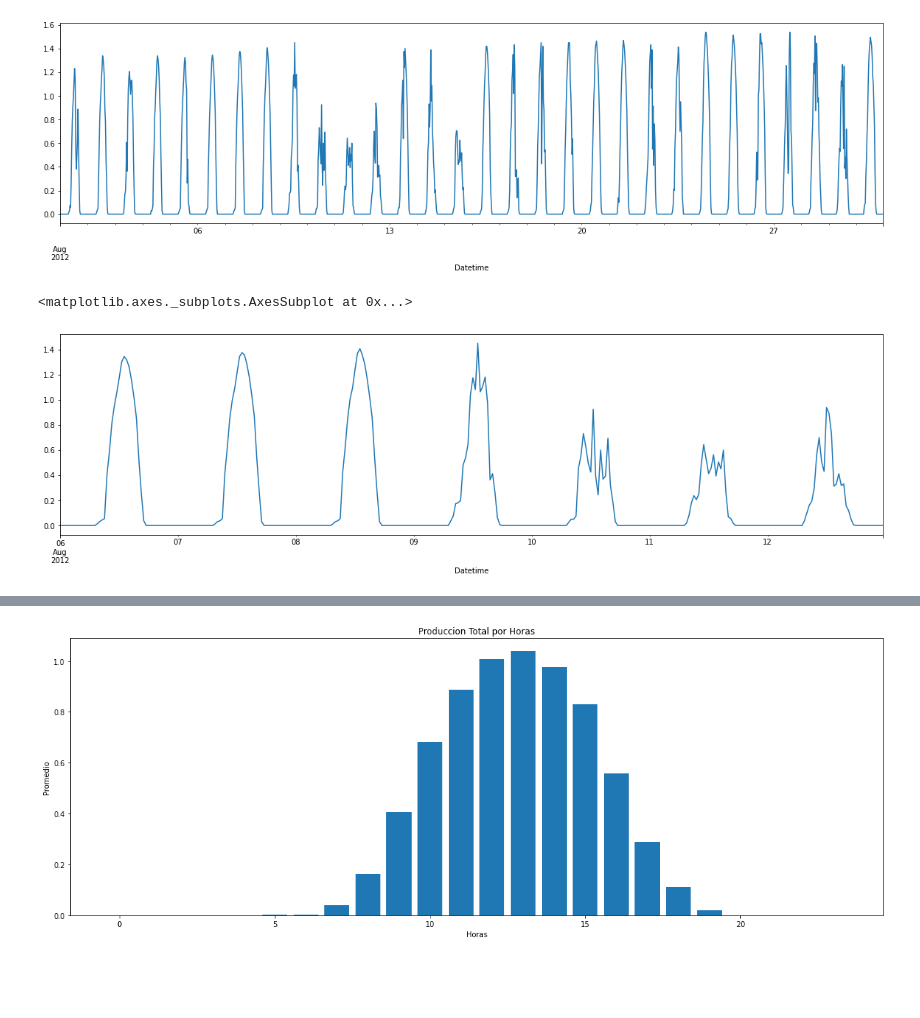
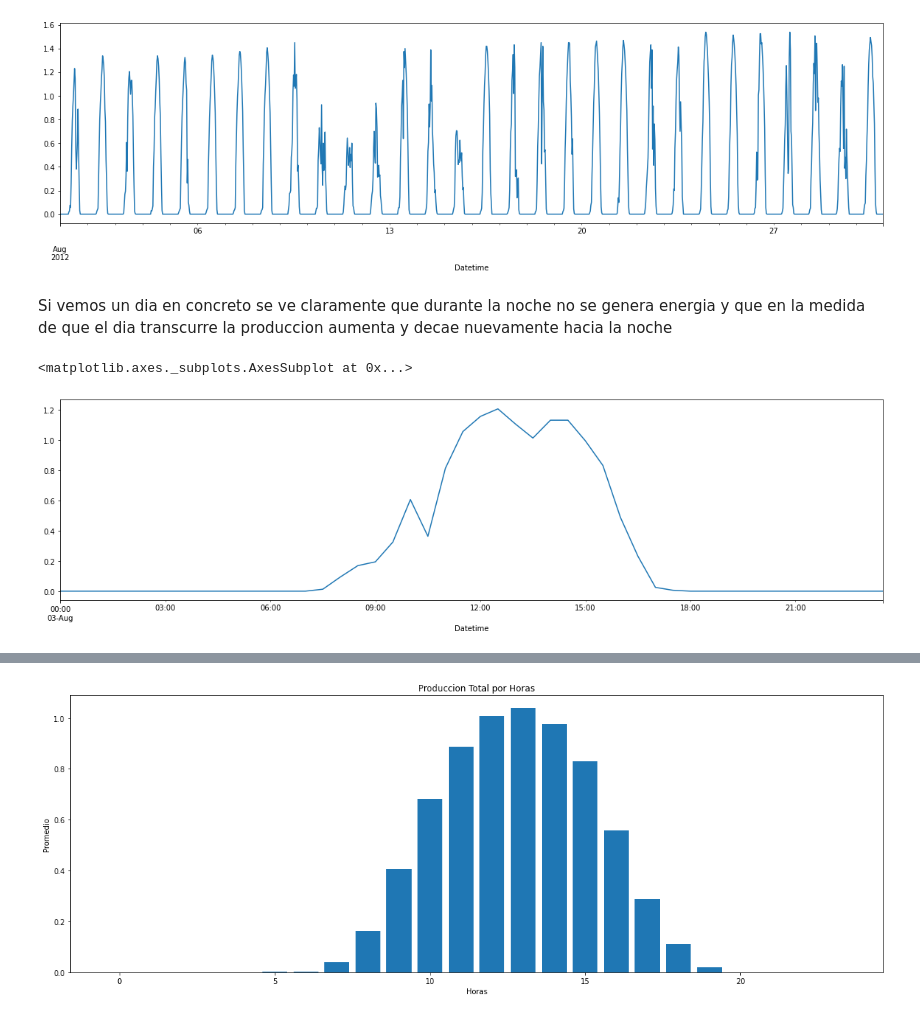
Before and after one commit to PabloSGomez50/humai-solar-panels, a Jupyter notebook: join_dataframe.ipynb, the cells around one changed output, grey strips where cells are left out. Cells and saved outputs as stored; diff of their text form; code cells hidden in the pictures; blank space fills up the shorter version.

```diff
--- a/join_dataframe.ipynb
+++ b/join_dataframe.ipynb
@@ -25,7 +26,10 @@ def get_dataset_clima():
 
     df_clima['Datetime'] = pd.to_datetime(df_clima['Datetime'], format='%Y-%m-%d %H:%M:%S')
     df_clima['Hour'] = df_clima.Datetime.dt.hour
-    df_join['Hour'] = df_join['Hour'].astype(int)
+    df_clima['Hour'] = df_clima['Hour'].astype(int)
+    df_clima['Month'] = df_clima.Datetime.dt.month
+    df_clima['Month'] = df_clima['Month'].astype(int)
+    df_clima['Month_name'] = df_clima['Datetime'].dt.month_name().apply(lambda x: x)
 
     return df_clima
 
@@ -98,9 +114,10 @@ df_join.loc['2012-08-01 00:00:00':'2012-08-30 23:30:00'].Produccion.plot(figsize
 # %% [output]
 <matplotlib.axes._subplots.AxesSubplot at 0x...>
 [figure]
+# %% [markdown]
+Si vemos un dia en concreto se ve claramente que durante la noche no se genera energia y que en la medida de que el dia transcurre la produccion aumenta y decae nuevamente hacia la noche
 # %%
-# y si miro un dia en particular se ve mucho mejor el consumo
-df_join.loc['2012-08-06 00:00:00':'2012-08-12 23:30:00'].Produccion.plot(figsize = (20,5))
+df_join.loc['2012-08-03 00:00:00':'2012-08-03 23:30:00'].Produccion.plot(figsize = (20,5))
 # %% [output]
 <matplotlib.axes._subplots.AxesSubplot at 0x...>
-[figure, old version]
+[figure, new version]
```
Also changed, not shown: parts of 22 cells of this notebook.
